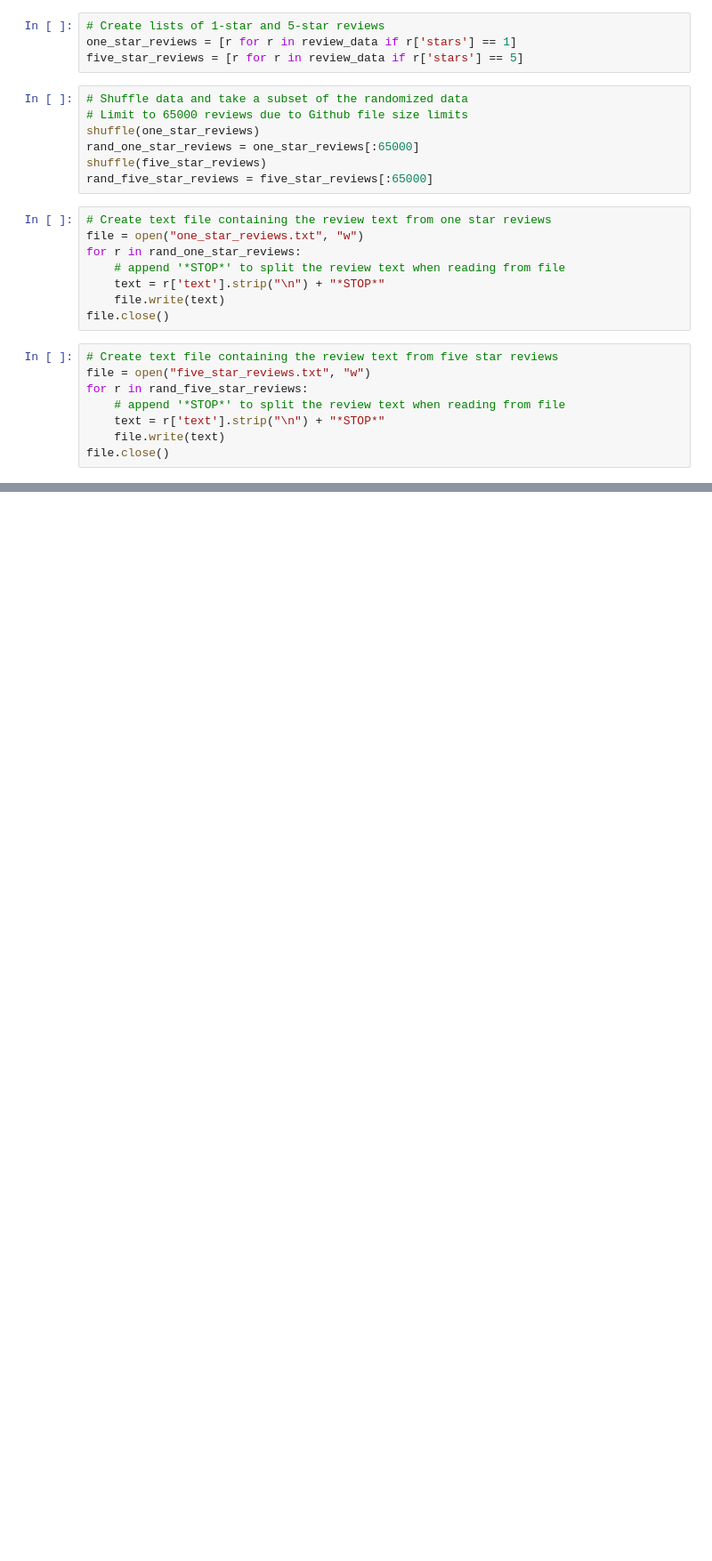
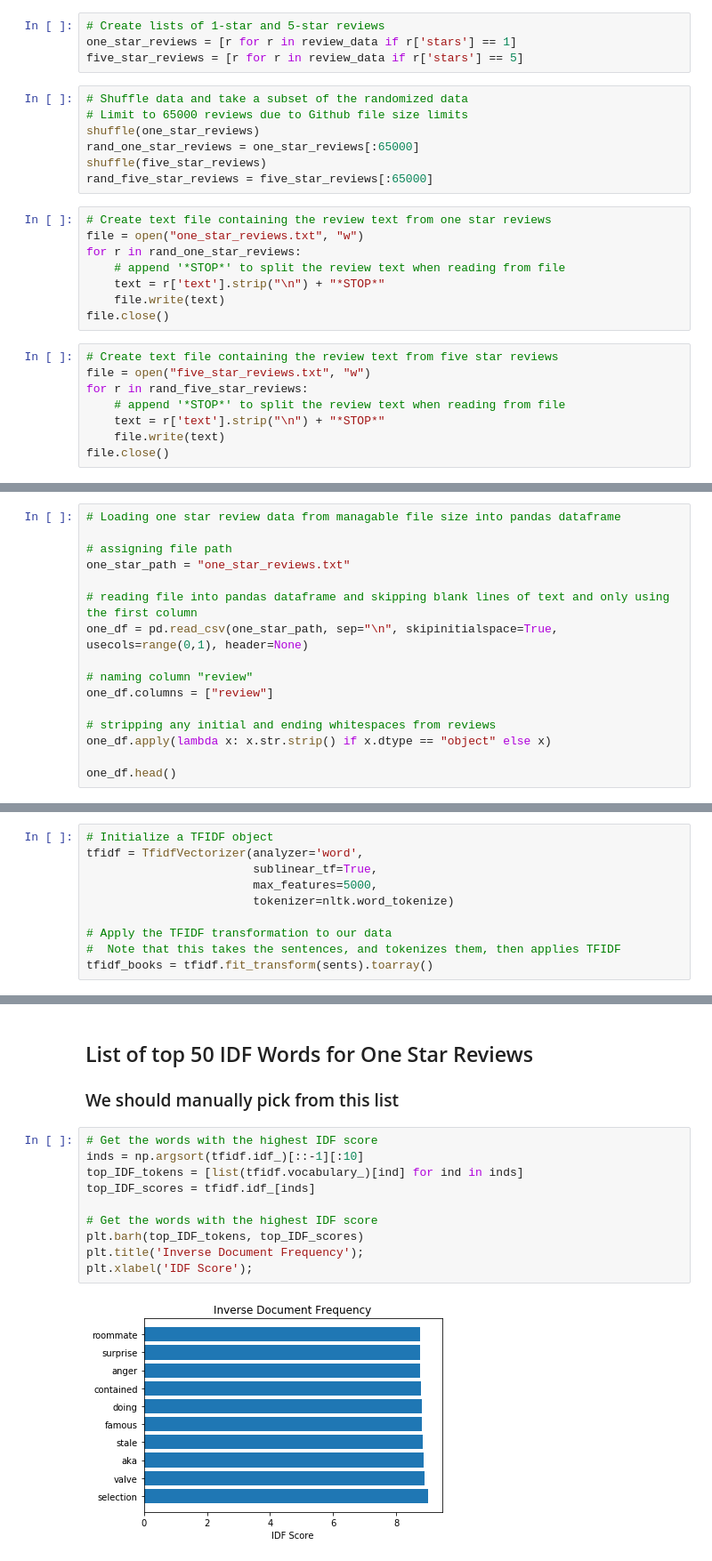
Before and after one commit to tkmak712/COGS108FinalProject, a Jupyter notebook: FilterDataset.ipynb, the cells around one changed output, grey strips where cells are left out. Shown: that part at 89% size. Cells and saved outputs as stored; diff of their text form; blank space fills up the shorter version.

```diff
--- a/FilterDataset.ipynb
+++ b/FilterDataset.ipynb
@@ -41,0 +46,16 @@ file.close()
+# %%
+# Loading one star review data from managable file size into pandas dataframe
+
+# assigning file path
+one_star_path = "one_star_reviews.txt"
+
+# reading file into pandas dataframe and skipping blank lines of text and only using the first column
+one_df = pd.read_csv(one_star_path, sep="\n", skipinitialspace=True, usecols=range(0,1), header=None)
+
+# naming column "review"
+one_df.columns = ["review"]
+
+# stripping any initial and ending whitespaces from reviews
+one_df.apply(lambda x: x.str.strip() if x.dtype == "object" else x)
+
+one_df.head()
@@ -41,0 +186,10 @@ file.close()
+# %%
+# Initialize a TFIDF object
+tfidf = TfidfVectorizer(analyzer='word',
+                        sublinear_tf=True,
+                        max_features=5000,
+                        tokenizer=nltk.word_tokenize)
+
+# Apply the TFIDF transformation to our data
+#  Note that this takes the sentences, and tokenizes them, then applies TFIDF
+tfidf_books = tfidf.fit_transform(sents).toarray()
@@ -41,0 +230,15 @@ file.close()
+# %% [markdown]
+## List of top 50 IDF Words for One Star Reviews
+### We should manually pick from this list
+# %%
+# Get the words with the highest IDF score
+inds = np.argsort(tfidf.idf_)[::-1][:10]
+top_IDF_tokens = [list(tfidf.vocabulary_)[ind] for ind in inds]
+top_IDF_scores = tfidf.idf_[inds]
+
+# Get the words with the highest IDF score
+plt.barh(top_IDF_tokens, top_IDF_scores)
+plt.title('Inverse Document Frequency');
+plt.xlabel('IDF Score');
+# %% [output]
+[figure, added]
```
Also changed, not shown: parts of 42 cells of this notebook.
